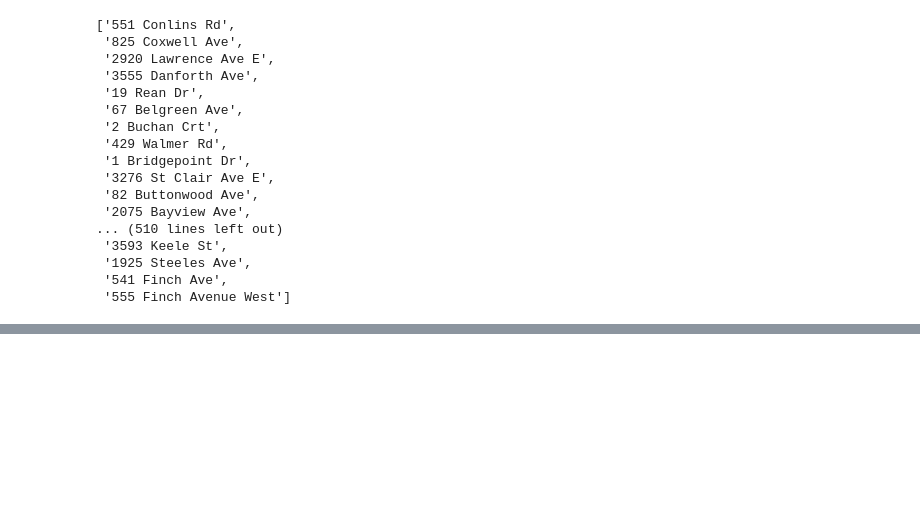
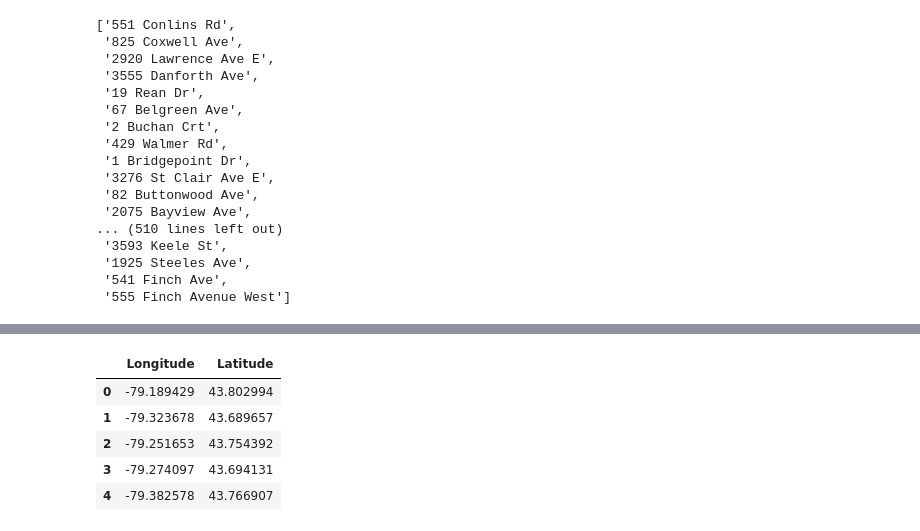
Before and after one commit to pannann/Project-3_Group-7, a Jupyter notebook: ETL/outbreaks_etl.ipynb, the cells around one changed output, grey strips where cells are left out. Drawn from its saved outputs; the diff is of its cells as text; code cells hidden in the pictures; blank space fills up the shorter version.

```diff
--- a/ETL/outbreaks_etl.ipynb
+++ b/ETL/outbreaks_etl.ipynb
@@ -1445,8 +1441,6 @@ API call successful for index 131
 API call failed for index 132
 # %%
 #API call for fourth list of addresses
-clean_dict = {}
-failed_addresses = []
 
 for i in range(0, len(clean_add_4)):
     address = clean_add_4[i]
@@ -1599,3 +1657,9 @@ clean_addresses
  '1925 Steeles Ave',
  '541 Finch Ave',
  '555 Finch Avenue West']
+# %%
+#Add new column to the data frame with the coordinates from clean_dict for the corresponding address
+df_all['new_col'] = df_all['Institution Address'].map(clean_dict).fillna('')
+# %%
+df_all = df_all.drop('Coordinates', axis = 1)
+df_all.head()
@@ -1601,0 +1673,3 @@ clean_addresses
+# %%
+df_all = df_all.rename(columns = {'new_col': 'Coordinates'})
+df_all.head()
@@ -1601,0 +1683,10 @@ clean_addresses
+# %%
+split = pd.DataFrame(df_all['Coordinates'].to_list(), columns = ['Longitude', 'Latitude'])
+split.head()
+# %% [output]
+|  | Longitude | Latitude |
+| 0 | -79.189429 | 43.802994 |
+| 1 | -79.323678 | 43.689657 |
+| 2 | -79.251653 | 43.754392 |
+| 3 | -79.274097 | 43.694131 |
+| 4 | -79.382578 | 43.766907 |
```
Also changed, not shown: parts of 13 cells of this notebook, 2 other files.
